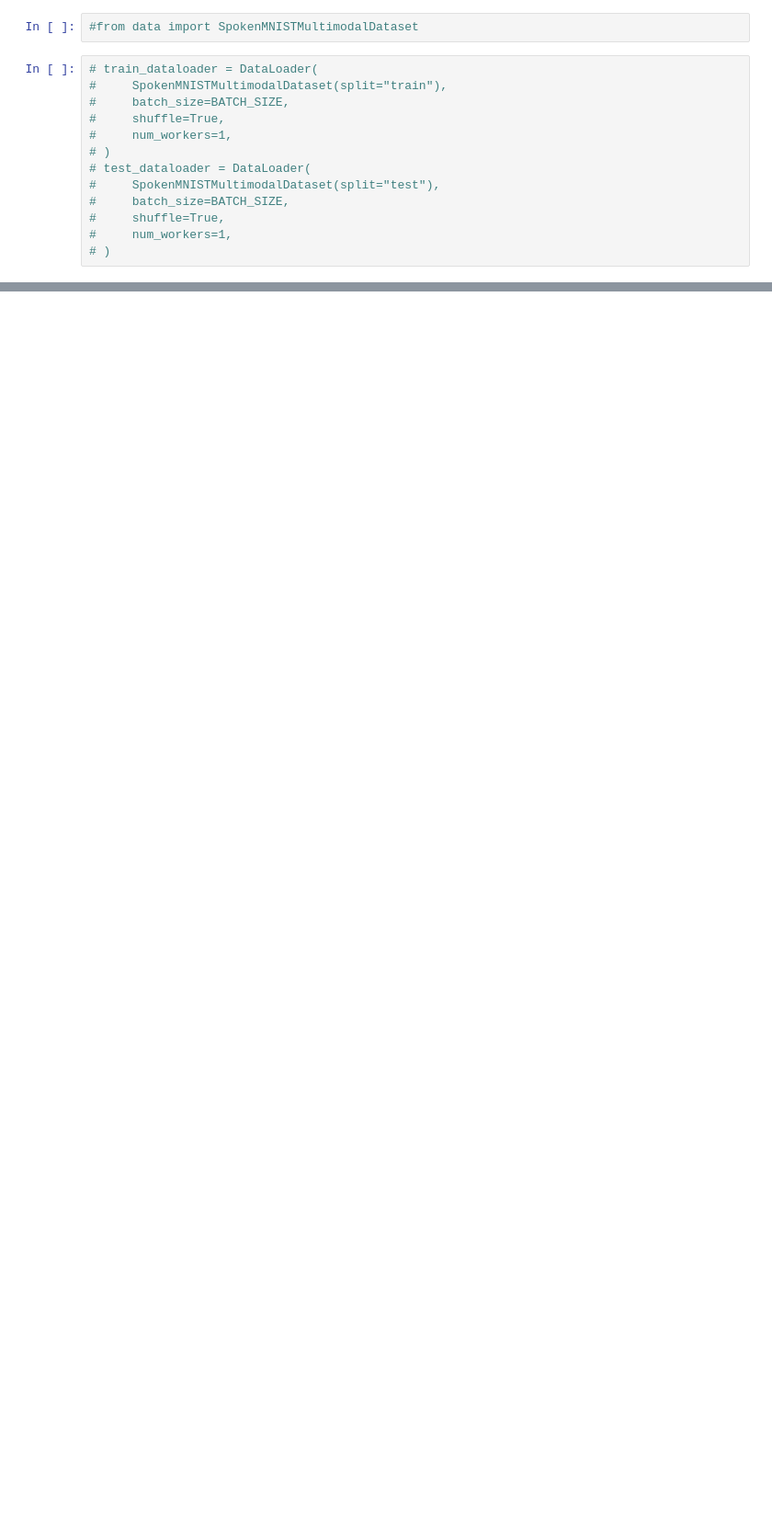
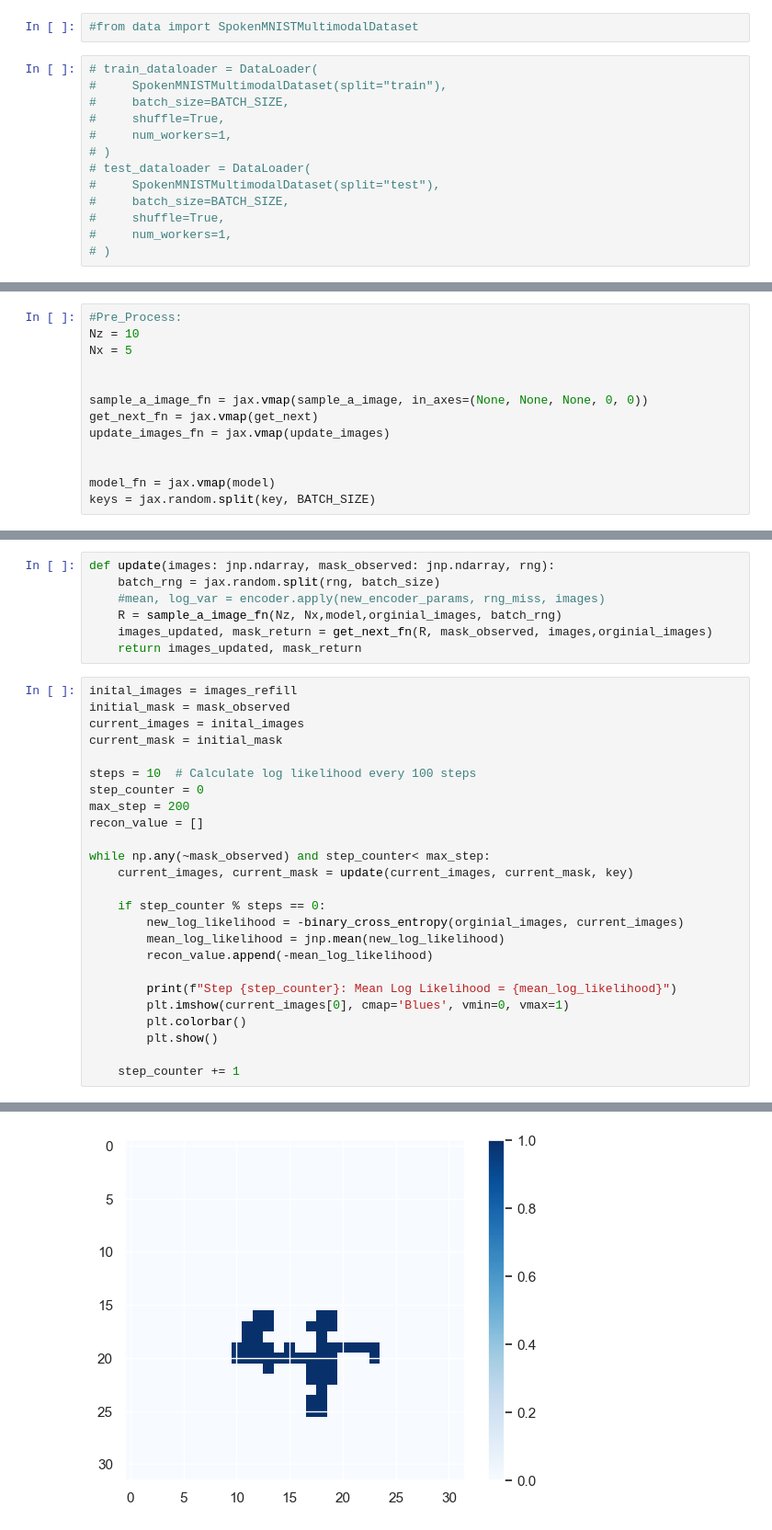
Before and after one commit to KUUUUUUUUz/active-learning, a Jupyter notebook: mnistvae/training_notebook.ipynb, the cells around one changed output, grey strips where cells are left out. Shown at 92% size. Drawn from its saved outputs; the diff is of its cells as text; blank space fills up the shorter version.

```diff
--- a/mnistvae/training_notebook.ipynb
+++ b/mnistvae/training_notebook.ipynb
@@ -318,0 +236,13 @@ executing.executing.NotOneValueFound: Expected one value, found 0
+# %%
+#Pre_Process:
+Nz = 10
+Nx = 5
+
+
+sample_a_image_fn = jax.vmap(sample_a_image, in_axes=(None, None, None, 0, 0))
+get_next_fn = jax.vmap(get_next)
+update_images_fn = jax.vmap(update_images)
+
+
+model_fn = jax.vmap(model)
+keys = jax.random.split(key, BATCH_SIZE)
@@ -318,0 +274,33 @@ executing.executing.NotOneValueFound: Expected one value, found 0
+# %%
+def update(images: jnp.ndarray, mask_observed: jnp.ndarray, rng):
+    batch_rng = jax.random.split(rng, batch_size)
+    #mean, log_var = encoder.apply(new_encoder_params, rng_miss, images)
+    R = sample_a_image_fn(Nz, Nx,model,orginial_images, batch_rng)
+    images_updated, mask_return = get_next_fn(R, mask_observed, images,orginial_images)
+    return images_updated, mask_return
+# %%
+inital_images = images_refill
+initial_mask = mask_observed
+current_images = inital_images
+current_mask = initial_mask
+
+steps = 10  # Calculate log likelihood every 100 steps
+step_counter = 0
+max_step = 200
+recon_value = []
+
+while np.any(~mask_observed) and step_counter< max_step:
+    current_images, current_mask = update(current_images, current_mask, key)
+
+    if step_counter % steps == 0:
+        new_log_likelihood = -binary_cross_entropy(orginial_images, current_images)
+        mean_log_likelihood = jnp.mean(new_log_likelihood)
+        recon_value.append(-mean_log_likelihood)
+
+        print(f"Step {step_counter}: Mean Log Likelihood = {mean_log_likelihood}")
+        plt.imshow(current_images[0], cmap='Blues', vmin=0, vmax=1)
+        plt.colorbar()
+        plt.show()
+
+    step_counter += 1
+# %% [output]
@@ -318,0 +308 @@ executing.executing.NotOneValueFound: Expected one value, found 0
+[figure, added]
```
Also changed, not shown: parts of 18 cells of this notebook, 6 other files.
